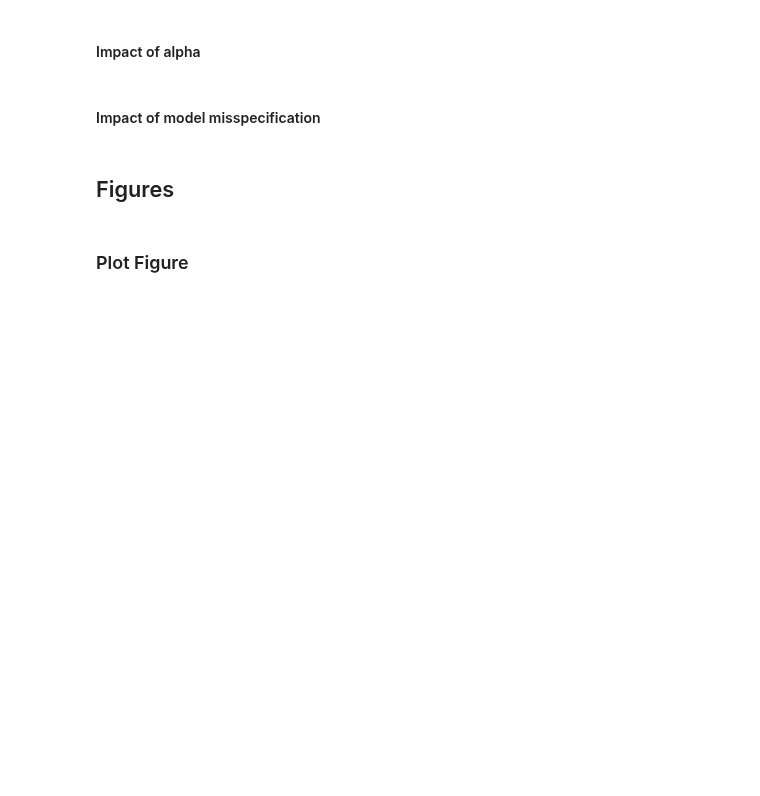
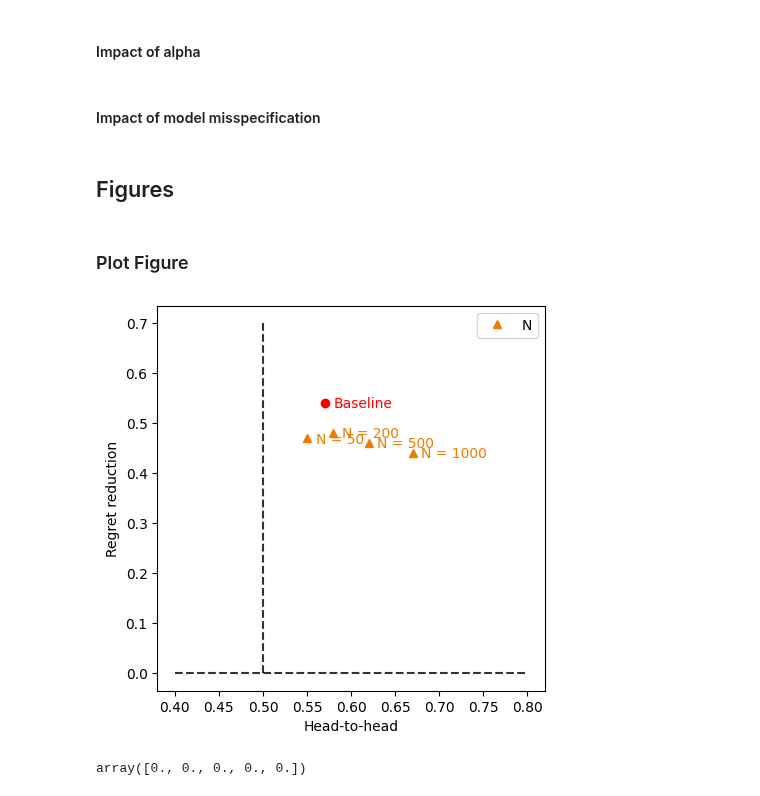
Before and after one commit to xunzhang-sjtu/Decision_Driven_Regularization, a Jupyter notebook: JOC_R1/Shortest_Path_Reproduce/Various_Setting_Reproduce.ipynb, the cells around one changed output. Drawn from its saved outputs; the diff is of its cells as text; code cells hidden in the pictures; blank space fills up the shorter version.

```diff
--- a/JOC_R1/Shortest_Path_Reproduce/Various_Setting_Reproduce.ipynb
+++ b/JOC_R1/Shortest_Path_Reproduce/Various_Setting_Reproduce.ipynb
@@ -560,68 +590,74 @@ plt.show()
 # %%
 import matplotlib.pyplot as plt
 fig = plt.figure(figsize = (5, 5))
-p_indices = [0,1,3,4,5]
-plt.plot(h2h_P_ante[p_indices], regret_P_ante[p_indices], color='green', marker = "*", label = 'p', linestyle = 'None')
-plt.text(h2h_P_ante[p_indices[0]] + 0.01, regret_P_ante[p_indices[0]] - 0.005, 'p='+str(num_feat_all[p_indices[0]]), color='green')
-plt.text(h2h_P_ante[p_indices[1]] + 0.01, regret_P_ante[p_indices[1]] - 0.005, 'p='+str(num_feat_all[p_indices[1]]), color='green')
-plt.text(h2h_P_ante[p_indices[2]] - 0.05, regret_P_ante[p_indices[2]] - 0.005, 'p='+str(num_feat_all[p_indices[2]]), color='green')
-plt.text(h2h_P_ante[p_indices[3]] - 0.05, regret_P_ante[p_indices[3]] - 0.005, 'p='+str(num_feat_all[p_indices[3]]), color='green')
-plt.text(h2h_P_ante[p_indices[4]] - 0.065, regret_P_ante[p_indices[4]] - 0.005, 'p='+str(num_feat_all[p_indices[4]]), color='green')
+# p_indices = [0,1,3,4,5]
+# plt.plot(h2h_P_ante[p_indices], regret_P_ante[p_indices], color='green', marker = "*", label = 'p', linestyle = 'None')
+# plt.text(h2h_P_ante[p_indices[0]] + 0.01, regret_P_ante[p_indices[0]] - 0.005, 'p='+str(num_feat_all[p_indices[0]]), color='green')
+# plt.text(h2h_P_ante[p_indices[1]] + 0.01, regret_P_ante[p_indices[1]] - 0.005, 'p='+str(num_feat_all[p_indices[1]]), color='green')
+# plt.text(h2h_P_ante[p_indices[2]] - 0.05, regret_P_ante[p_indices[2]] - 0.005, 'p='+str(num_feat_all[p_indices[2]]), color='green')
+# plt.text(h2h_P_ante[p_indices[3]] - 0.05, regret_P_ante[p_indices[3]] - 0.005, 'p='+str(num_feat_all[p_indices[3]]), color='green')
+# plt.text(h2h_P_ante[p_indices[4]] - 0.065, regret_P_ante[p_indices[4]] - 0.005, 'p='+str(num_feat_all[p_indices[4]]), color='green')
 
-plt.plot(h2h_d_ante[0], regret_d_ante[0], color='#003D7C', marker = "o", label = 'd', linestyle = 'None')
-# plt.plot(h2h_d[1], mci_d[1], color='#003D7C', marker = "o", linestyle = 'None')
-plt.plot(h2h_d_ante[1], regret_d_ante[1], color='#003D7C', marker = "o", linestyle = 'None')
-plt.plot(h2h_d_ante[2], regret_d_ante[2], color='#003D7C', marker = "o", linestyle = 'None')
-plt.plot(h2h_d_ante[4], regret_d_ante[4], color='#003D7C', marker = "o", linestyle = 'None')
-plt.plot(h2h_d_ante[5], regret_d_ante[5], color='#003D7C', marker = "o", linestyle = 'None')
-plt.plot(h2h_d_ante[6], regret_d_ante[6], color='#003D7C', marker = "o", linestyle = 'None')
-plt.plot(h2h_d_ante[7], regret_d_ante[7], color='#003D7C', marker = "o", linestyle = 'None')
-plt.plot(h2h_d_ante[8], regret_d_ante[8], color='#003D7C', marker = "o", linestyle = 'None')
+# plt.plot(h2h_d_ante[0], regret_d_ante[0], color='#003D7C', marker = "o", label = 'd', linestyle = 'None')
+# # plt.plot(h2h_d[1], mci_d[1], color='#003D7C', marker = "o", linestyle = 'None')
+# plt.plot(h2h_d_ante[1], regret_d_ante[1], color='#003D7C', marker = "o", linestyle = 'None')
+# plt.plot(h2h_d_ante[2], regret_d_ante[2], color='#003D7C', marker = "o", linestyle = 'None')
+# plt.plot(h2h_d_ante[4], regret_d_ante[4], color='#003D7C', marker = "o", linestyle = 'None')
+# plt.plot(h2h_d_ante[5], regret_d_ante[5], color='#003D7C', marker = "o", linestyle = 'None')
+# plt.plot(h2h_d_ante[6], regret_d_ante[6], color='#003D7C', marker = "o", linestyle = 'None')
+# plt.plot(h2h_d_ante[7], regret_d_ante[7], color='#003D7C', marker = "o", linestyle = 'None')
+# plt.plot(h2h_d_ante[8], regret_d_ante[8], color='#003D7C', marker = "o", linestyle = 'None')
 
 
-plt.text(h2h_d_ante[0] + 0.01, regret_d_ante[0] - 0.005, 'd = '+str(deg_all[0]), color='#003D7C')
-# plt.text(h2h_d[1] + 0.007, mci_d[1] - 0.003, 'd = 15', color='#003D7C')
-plt.text(h2h_d_ante[1] + 0.01, regret_d_ante[1] - 0.005, 'd = '+str(deg_all[1]), color='#003D7C')
-plt.text(h2h_d_ante[2] - 0.065, regret_d_ante[2] - 0.005, 'd = '+str(deg_all[2]), color='#003D7C')
-plt.text(h2h_d_ante[4] + 0.01, regret_d_ante[4] - 0.005, 'd = '+str(deg_all[4]), color='#003D7C')
-plt.text(h2h_d_ante[5] - 0.065, regret_d_ante[5] - 0.005, 'd = '+str(deg_all[5]), color='#003D7C')
-plt.text(h2h_d_ante[6] - 0.065, regret_d_ante[6] - 0.005, 'd = '+str(deg_all[6]), color='#003D7C')
-plt.text(h2h_d_ante[7] - 0.065, regret_d_ante[7] - 0.005, 'd = '+str(deg_all[7]), color='#003D7C')
-plt.text(h2h_d_ante[8] - 0.065, regret_d_ante[8] - 0.005, 'd = '+str(deg_all[8]), color='#003D7C')
+# plt.text(h2h_d_ante[0] + 0.01, regret_d_ante[0] - 0.005, 'd = '+str(deg_all[0]), color='#003D7C')
+# # plt.text(h2h_d[1] + 0.007, mci_d[1] - 0.003, 'd = 15', color='#003D7C')
+# plt.text(h2h_d_ante[1] + 0.01, regret_d_ante[1] - 0.005, 'd = '+str(deg_all[1]), color='#003D7C')
+# plt.text(h2h_d_ante[2] - 0.065, regret_d_ante[2] - 0.005, 'd = '+str(deg_all[2]), color='#003D7C')
+# plt.text(h2h_d_ante[4] + 0.01, regret_d_ante[4] - 0.005, 'd = '+str(deg_all[4]), color='#003D7C')
+# plt.text(h2h_d_ante[5] - 0.065, regret_d_ante[5] - 0.005, 'd = '+str(deg_all[5]), color='#003D7C')
+# plt.text(h2h_d_ante[6] - 0.065, regret_d_ante[6] - 0.005, 'd = '+str(deg_all[6]), color='#003D7C')
+# plt.text(h2h_d_ante[7] - 0.065, regret_d_ante[7] - 0.005, 'd = '+str(deg_all[7]), color='#003D7C')
+# plt.text(h2h_d_ante[8] - 0.065, regret_d_ante[8] - 0.005, 'd = '+str(deg_all[8]), color='#003D7C')
 
 
 plt.plot(h2h_N_ante[0], regret_N_ante[0], color='#EF7C00', marker = "^", label = 'N',linestyle = 'None')
 plt.text(h2h_N_ante[1] + 0.01, regret_N_ante[1] - 0.01, 'Baseline', color='red')
 # plt.plot(h2h_N[1], mci_N[1], color='#EF7C00', marker = "^",linestyle = 'None')
 plt.plot(h2h_N_ante[2], regret_N_ante[2], color='#EF7C00', marker = "^",linestyle = 'None')
 plt.plot(h2h_N_ante[3], regret_N_ante[3], color='#EF7C00', marker = "^",linestyle = 'None')
 plt.plot(h2h_N_ante[4], regret_N_ante[4], color='#EF7C00', marker = "^",linestyle = 'None')
 plt.text(h2h_N_ante[0] + 0.01, regret_N_ante[0] - 0.01, 'N = 50', color='#EF7C00')
 # plt.text(h2h_N[1] + 0.005, mci_N[1] - 0.003, 'N = 100', color='#EF7C00')
 plt.text(h2h_N_ante[2] + 0.01, regret_N_ante[2] - 0.01, 'N = 200', color='#EF7C00')
 plt.text(h2h_N_ante[3] + 0.01, regret_N_ante[3] - 0.01, 'N = 500', color='#EF7C00')
 plt.text(h2h_N_ante[4] + 0.01, regret_N_ante[4] - 0.01, 'N = 1000', color='#EF7C00')
 
 
-plt.plot(h2h_e_ante[0], regret_e_ante[0], color='grey', marker = "d", label = r'$\alpha$',linestyle = 'None')
-# plt.plot(h2h_alpha[1], mci_alpha[1], color='grey', marker = "d",linestyle = 'None')
-plt.plot(h2h_e_ante[2], regret_e_ante[2], color='grey', marker = "d",linestyle = 'None')
-plt.plot(h2h_e_ante[3], regret_e_ante[3], color='grey', marker = "d",linestyle = 'None')
-plt.text(h2h_e_ante[0] + 0.01, regret_e_ante[0] - 0.01, r'$\alpha$ = 0.25', color='grey')
-# plt.text(h2h_alpha[1] + 0.005, mci_alpha[1] - 0.005, r'$\alpha$ = 1', color='grey')
-plt.text(h2h_e_ante[2] - 0.075, regret_e_ante[2] - 0.01, r'$\alpha$ = 0.75', color='grey')
-plt.text(h2h_e_ante[3] + 0.01, regret_e_ante[3] - 0.01, r'$\alpha$ = 1.0', color='grey')
+# plt.plot(h2h_e_ante[0], regret_e_ante[0], color='grey', marker = "d", label = r'$\alpha$',linestyle = 'None')
+# # plt.plot(h2h_alpha[1], mci_alpha[1], color='grey', marker = "d",linestyle = 'None')
+# plt.plot(h2h_e_ante[2], regret_e_ante[2], color='grey', marker = "d",linestyle = 'None')
+# plt.plot(h2h_e_ante[3], regret_e_ante[3], color='grey', marker = "d",linestyle = 'None')
+# plt.text(h2h_e_ante[0] + 0.01, regret_e_ante[0] - 0.01, r'$\alpha$ = 0.25', color='grey')
+# # plt.text(h2h_alpha[1] + 0.005, mci_alpha[1] - 0.005, r'$\alpha$ = 1', color='grey')
+# plt.text(h2h_e_ante[2] - 0.075, regret_e_ante[2] - 0.01, r'$\alpha$ = 0.75', color='grey')
+# plt.text(h2h_e_ante[3] + 0.01, regret_e_ante[3] - 0.01, r'$\alpha$ = 1.0', color='grey')
 
 plt.vlines(0.5, 0.0, 0.7, linestyle="dashed", alpha = 0.8,color = 'k')
 plt.hlines(0.0, 0.4, 0.8, linestyle="dashed", alpha = 0.8,color = 'k')
 plt.legend()
 
 plt.xlabel('Head-to-head')
 plt.ylabel('Regret reduction')
 
 plt.plot(h2h_N_ante[1], regret_N_ante[1], color='red', marker = "o", linestyle = 'None')
 # plt.annotate('Ridge vs. DDR', xy = (0.25,0.9), xycoords = 'axes fraction', bbox=dict(boxstyle="round", fc="w"), size = 10)
 
 # fig.savefig(DataPath_parent+'DDR_vs_OLS_DPSN.eps', format='eps', bbox_inches="tight")
 fig.savefig(Result_dir +'DDR_vs_OLS_diff_settings_ante.pdf', format='pdf', bbox_inches="tight")
 plt.show()
+# %% [output]
+[figure, added]
+# %%
+h2h_N_ante
+# %% [output]
+array([0., 0., 0., 0., 0.])
```
Also changed, not shown: parts of 9 cells of this notebook, 1 other file.
